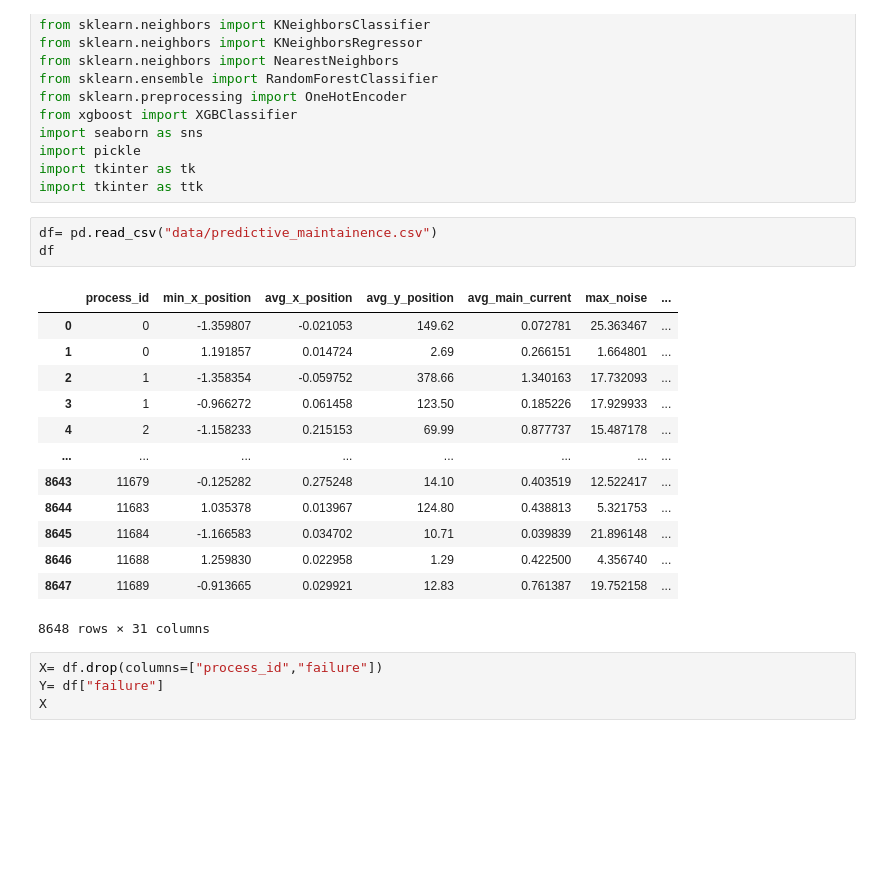
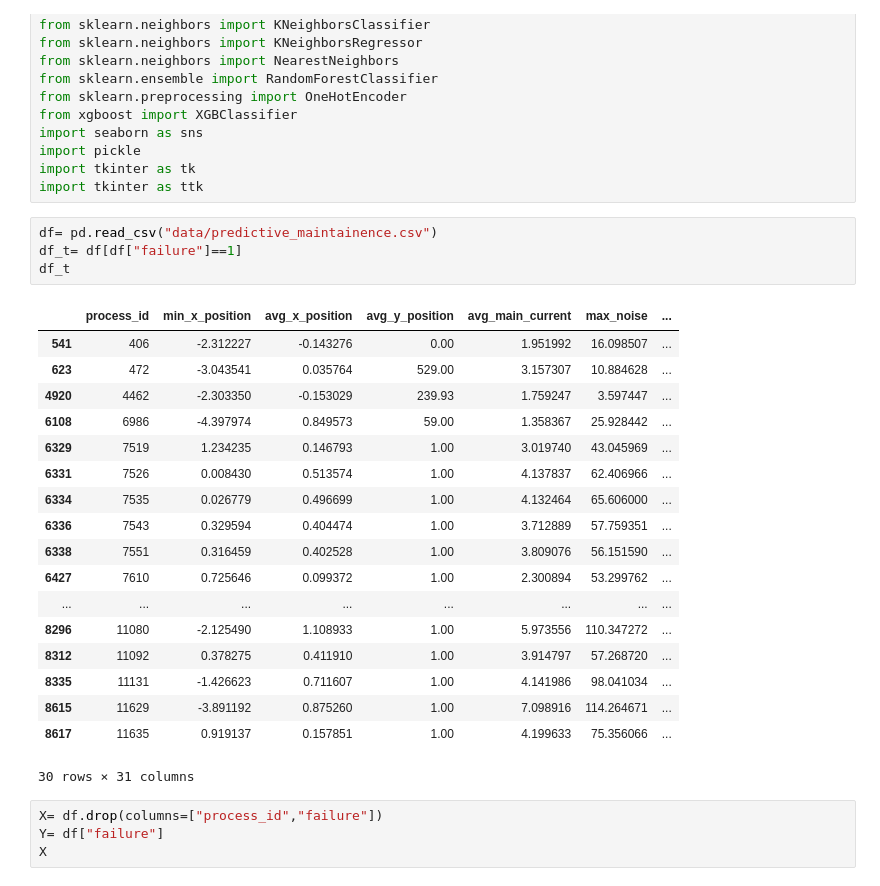
Before and after one commit to kondoniranjan95/Predictive-maintainence-final-project, a Jupyter notebook: DA_code.ipynb, the cells around one changed output. Drawn from its saved outputs; the diff is of its cells as text; blank space fills up the shorter version.

```diff
--- a/DA_code.ipynb
+++ b/DA_code.ipynb
@@ -29,21 +29,27 @@ import tkinter as tk
 import tkinter as ttk
 # %%
 df= pd.read_csv("data/predictive_maintainence.csv")
-df
+df_t= df[df["failure"]==1]
+df_t
 # %% [output]
 |  | process_id | min_x_position | avg_x_position | avg_y_position | avg_main_current | max_noise | ... |
-| 0 | 0 | -1.359807 | -0.021053 | 149.62 | 0.072781 | 25.363467 | ... |
-| 1 | 0 | 1.191857 | 0.014724 | 2.69 | 0.266151 | 1.664801 | ... |
-| 2 | 1 | -1.358354 | -0.059752 | 378.66 | 1.340163 | 17.732093 | ... |
-| 3 | 1 | -0.966272 | 0.061458 | 123.50 | 0.185226 | 17.929933 | ... |
-| 4 | 2 | -1.158233 | 0.215153 | 69.99 | 0.877737 | 15.487178 | ... |
+| 541 | 406 | -2.312227 | -0.143276 | 0.00 | 1.951992 | 16.098507 | ... |
+| 623 | 472 | -3.043541 | 0.035764 | 529.00 | 3.157307 | 10.884628 | ... |
+| 4920 | 4462 | -2.303350 | -0.153029 | 239.93 | 1.759247 | 3.597447 | ... |
+| 6108 | 6986 | -4.397974 | 0.849573 | 59.00 | 1.358367 | 25.928442 | ... |
+| 6329 | 7519 | 1.234235 | 0.146793 | 1.00 | 3.019740 | 43.045969 | ... |
+| 6331 | 7526 | 0.008430 | 0.513574 | 1.00 | 4.137837 | 62.406966 | ... |
+| 6334 | 7535 | 0.026779 | 0.496699 | 1.00 | 4.132464 | 65.606000 | ... |
+| 6336 | 7543 | 0.329594 | 0.404474 | 1.00 | 3.712889 | 57.759351 | ... |
+| 6338 | 7551 | 0.316459 | 0.402528 | 1.00 | 3.809076 | 56.151590 | ... |
+| 6427 | 7610 | 0.725646 | 0.099372 | 1.00 | 2.300894 | 53.299762 | ... |
 | ... | ... | ... | ... | ... | ... | ... | ... |
-| 8643 | 11679 | -0.125282 | 0.275248 | 14.10 | 0.403519 | 12.522417 | ... |
-| 8644 | 11683 | 1.035378 | 0.013967 | 124.80 | 0.438813 | 5.321753 | ... |
-| 8645 | 11684 | -1.166583 | 0.034702 | 10.71 | 0.039839 | 21.896148 | ... |
-| 8646 | 11688 | 1.259830 | 0.022958 | 1.29 | 0.422500 | 4.356740 | ... |
-| 8647 | 11689 | -0.913665 | 0.029921 | 12.83 | 0.761387 | 19.752158 | ... |
+| 8296 | 11080 | -2.125490 | 1.108933 | 1.00 | 5.973556 | 110.347272 | ... |
+| 8312 | 11092 | 0.378275 | 0.411910 | 1.00 | 3.914797 | 57.268720 | ... |
+| 8335 | 11131 | -1.426623 | 0.711607 | 1.00 | 4.141986 | 98.041034 | ... |
+| 8615 | 11629 | -3.891192 | 0.875260 | 1.00 | 7.098916 | 114.264671 | ... |
+| 8617 | 11635 | 0.919137 | 0.157851 | 1.00 | 4.199633 | 75.356066 | ... |
-8648 rows × 31 columns
+30 rows × 31 columns
 # %%
 X= df.drop(columns=["process_id","failure"])
 Y= df["failure"]
```
Also changed, not shown: 2 other files.
